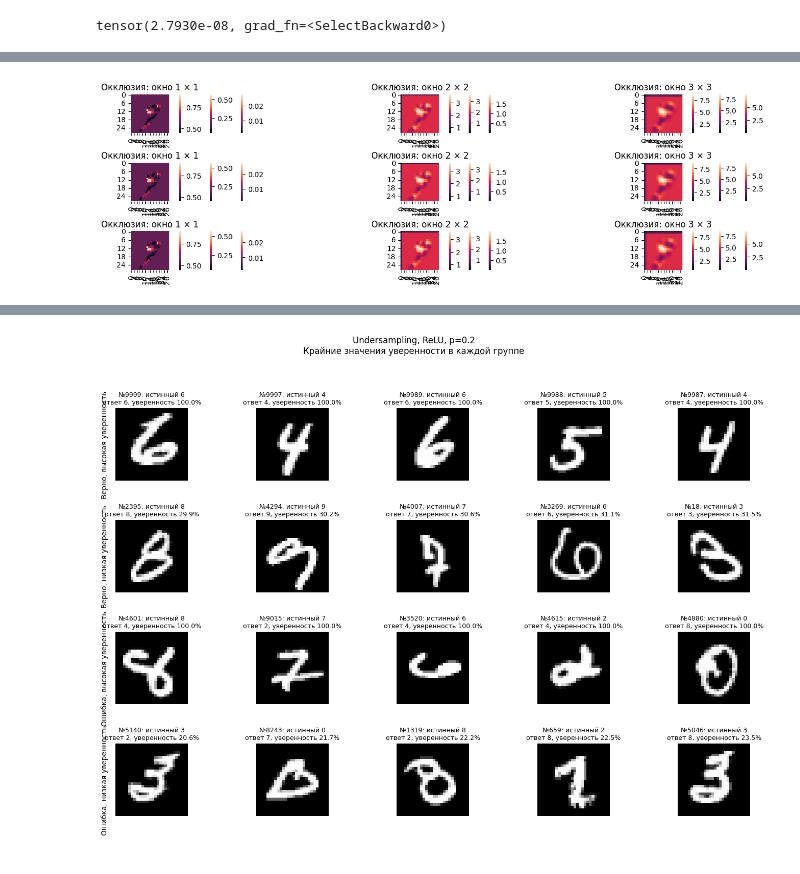
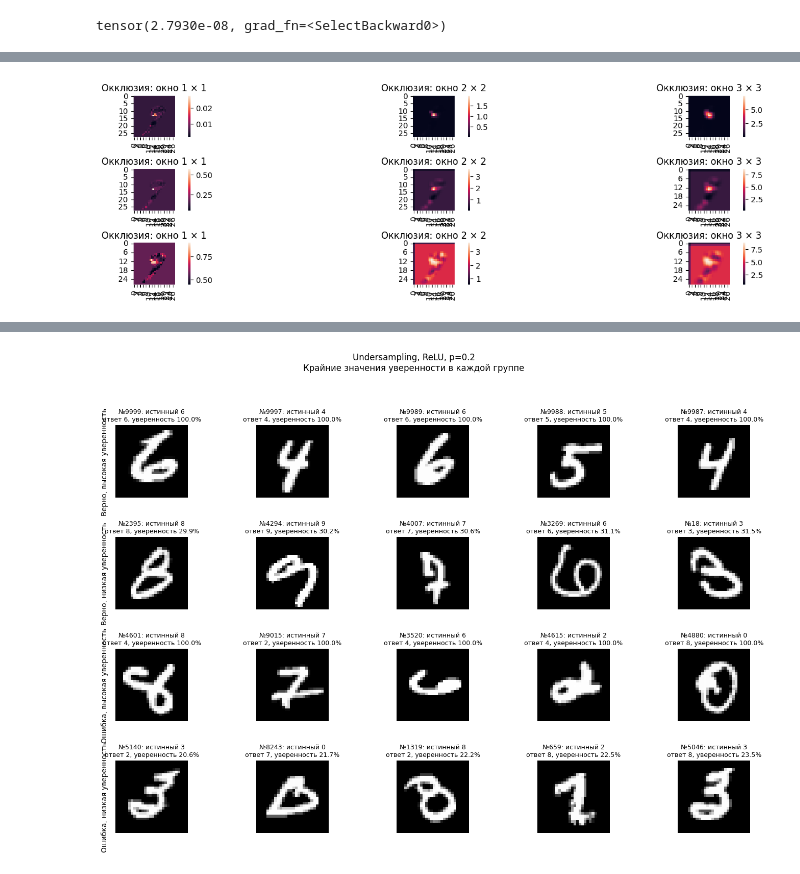
Before and after one commit to BorisVIkVik/MNIST_VALIDATION_LAB, a Jupyter notebook: Lab.ipynb, the cells around one changed output, grey strips where cells are left out. Cells and saved outputs as stored; diff of their text form; code cells hidden in the pictures.

Commit message:
Good heatmaps of l1 weights

```diff
--- a/Lab.ipynb
+++ b/Lab.ipynb
@@ -634,4 +631,4 @@ ValueError: cannot reshape array of size 1024 into shape (1,2,2)
 # %%
-img_test = np.array(to_image(X.iloc[33]))
-# img_test[0:28, 0:14] = 0
-Image.fromarray(img_test)
+# img_test = np.array(to_image(X.iloc[52]))
+# # img_test[0:28, 0:14] = 0
+# Image.fromarray(img_test)
@@ -660,13 +658,12 @@ def occlusion(model, kernel, image, right_class):
 # %%
 occlusion_image = np.array(to_image(X.iloc[33]))
 fig, axes = plt.subplots(3, 3, figsize=(15, 4), constrained_layout=True)
-axes = axes.flatten()
 models_occl = [models_with_different_p_balanced[1], models_with_different_p[1], models_with_different_p_sigmoid[0]]
-for m in models_occl:
-    for ax, kernel_size in zip(axes, (1, 2, 3, 1, 2, 3, 1, 2, 3)):
+for i, m in enumerate(models_occl):
+    for ax, kernel_size in zip(axes[i], (1, 2, 3)):
         heatmap = occlusion(m, kernel_size, occlusion_image, 9)
         sns.heatmap(heatmap, ax=ax, square=True)
         ax.set_title(f'Окклюзия: окно {kernel_size} × {kernel_size}')
 plt.show()
 # %% [output]
-[figure, old version]
+[figure, new version]
```
Also changed, not shown: parts of 10 cells of this notebook.
